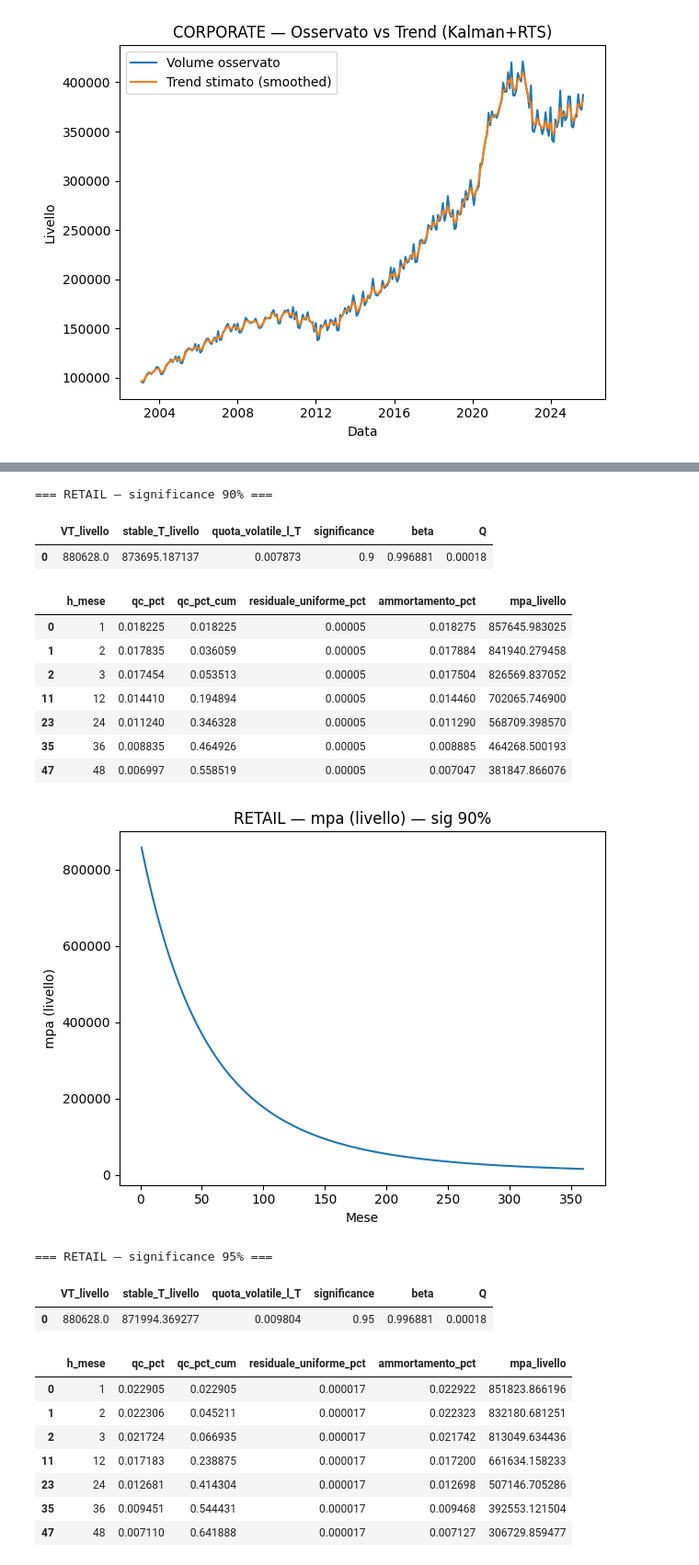
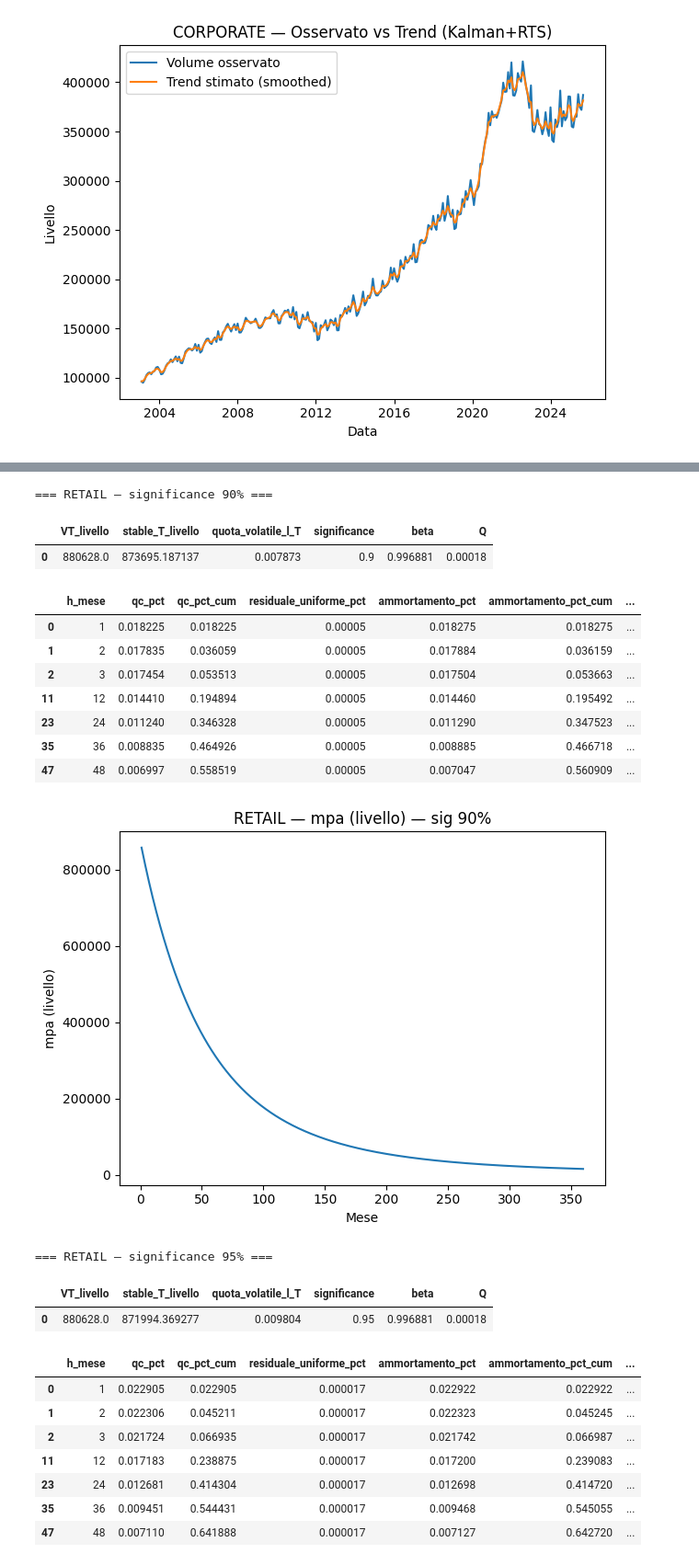
Before and after one commit to paperpills6/Modello-Comportamentale-NMD, a Jupyter notebook: Modello Volumi/Modello_Volumi.ipynb, the cells around one changed output, grey strips where cells are left out. Shown at 92% size. Drawn from its saved outputs; the diff is of its cells as text; code cells hidden in the pictures.

```diff
--- a/Modello Volumi/Modello_Volumi.ipynb
+++ b/Modello Volumi/Modello_Volumi.ipynb
@@ -462,6 +578,7 @@ def stable_volatile_and_mpa(v_log: np.ndarray,
     resid = float(max(0.0, 1.0 - l_T - qc_pct.sum()))
     even = resid / horizons if horizons > 0 else 0.0
     amm_pct = qc_pct + even
+    amm_pct_cum = np.cumsum(amm_pct)
 
     summary = pd.DataFrame({
         "VT_livello": [VT],
@@ -478,6 +595,7 @@ def stable_volatile_and_mpa(v_log: np.ndarray,
         "qc_pct_cum": qc_pct_cum,
         "residuale_uniforme_pct": even,
         "ammortamento_pct": amm_pct,
+        "ammortamento_pct_cum": amm_pct_cum,
         "mpa_livello": mpa[1:]
     })
 
@@ -512,53 +630,53 @@ def run_step4_for(series_name, step2_df, res,show_months=(1, 2, 3, 12, 24, 36, 4
         display(summary)
 
          # Filtro delle righe richieste, rispettando l'ordine in show_months
         # (ed escludendo mesi oltre l'orizzonte calcolato)
         valid_months = [m for m in show_months if m <= HOLDING_PERIOD]
         if valid_months:
             sel = schedule[schedule["h_mese"].isin(valid_months)].copy()
             # preserva l'ordine richiesto dall'utente
             sel["__ord__"] = pd.Categorical(sel["h_mese"], categories=valid_months, ordered=True)
             sel = sel.sort_values("__ord__").drop(columns="__ord__")
             display(sel)
         else:
             # fallback: se la lista è vuota o fuori orizzonte, mostra i primi 10 mesi
             display(schedule.head(10))
 
         # Grafico rapido del profilo mpa (livello)
         plt.figure()
         plt.plot(schedule["h_mese"], schedule["mpa_livello"])
         plt.title(f"{series_name} — mpa (livello) — sig {int(sig*100)}%")
         plt.xlabel("Mese"); plt.ylabel("mpa (livello)")
         plt.tight_layout(); plt.show()
 
     return outputs
 
 retail_step4 = run_step4_for("RETAIL", retail_step2, retail_res)
 corporate_step4 = run_step4_for("CORPORATE", corporate_step2, corporate_res)
 # %% [output]
 === RETAIL — significance 90% ===
 |  | VT_livello | stable_T_livello | quota_volatile_l_T | significance | beta | Q |
 | 0 | 880628.0 | 873695.187137 | 0.007873 | 0.9 | 0.996881 | 0.00018 |
-|  | h_mese | qc_pct | qc_pct_cum | residuale_uniforme_pct | ammortamento_pct | mpa_livello |
-| 0 | 1 | 0.018225 | 0.018225 | 0.00005 | 0.018275 | 857645.983025 |
-| 1 | 2 | 0.017835 | 0.036059 | 0.00005 | 0.017884 | 841940.279458 |
-| 2 | 3 | 0.017454 | 0.053513 | 0.00005 | 0.017504 | 826569.837052 |
-| 11 | 12 | 0.014410 | 0.194894 | 0.00005 | 0.014460 | 702065.746900 |
-| 23 | 24 | 0.011240 | 0.346328 | 0.00005 | 0.011290 | 568709.398570 |
-| 35 | 36 | 0.008835 | 0.464926 | 0.00005 | 0.008885 | 464268.500193 |
-| 47 | 48 | 0.006997 | 0.558519 | 0.00005 | 0.007047 | 381847.866076 |
+|  | h_mese | qc_pct | qc_pct_cum | residuale_uniforme_pct | ammortamento_pct | ammortamento_pct_cum | ... |
+| 0 | 1 | 0.018225 | 0.018225 | 0.00005 | 0.018275 | 0.018275 | ... |
+| 1 | 2 | 0.017835 | 0.036059 | 0.00005 | 0.017884 | 0.036159 | ... |
+| 2 | 3 | 0.017454 | 0.053513 | 0.00005 | 0.017504 | 0.053663 | ... |
+| 11 | 12 | 0.014410 | 0.194894 | 0.00005 | 0.014460 | 0.195492 | ... |
+| 23 | 24 | 0.011240 | 0.346328 | 0.00005 | 0.011290 | 0.347523 | ... |
+| 35 | 36 | 0.008835 | 0.464926 | 0.00005 | 0.008885 | 0.466718 | ... |
+| 47 | 48 | 0.006997 | 0.558519 | 0.00005 | 0.007047 | 0.560909 | ... |
 [figure]
 === RETAIL — significance 95% ===
 |  | VT_livello | stable_T_livello | quota_volatile_l_T | significance | beta | Q |
 | 0 | 880628.0 | 871994.369277 | 0.009804 | 0.95 | 0.996881 | 0.00018 |
-|  | h_mese | qc_pct | qc_pct_cum | residuale_uniforme_pct | ammortamento_pct | mpa_livello |
-| 0 | 1 | 0.022905 | 0.022905 | 0.000017 | 0.022922 | 851823.866196 |
-| 1 | 2 | 0.022306 | 0.045211 | 0.000017 | 0.022323 | 832180.681251 |
-| 2 | 3 | 0.021724 | 0.066935 | 0.000017 | 0.021742 | 813049.634436 |
-| 11 | 12 | 0.017183 | 0.238875 | 0.000017 | 0.017200 | 661634.158233 |
-| 23 | 24 | 0.012681 | 0.414304 | 0.000017 | 0.012698 | 507146.705286 |
-| 35 | 36 | 0.009451 | 0.544431 | 0.000017 | 0.009468 | 392553.121504 |
-| 47 | 48 | 0.007110 | 0.641888 | 0.000017 | 0.007127 | 306729.859477 |
+|  | h_mese | qc_pct | qc_pct_cum | residuale_uniforme_pct | ammortamento_pct | ammortamento_pct_cum | ... |
+| 0 | 1 | 0.022905 | 0.022905 | 0.000017 | 0.022922 | 0.022922 | ... |
+| 1 | 2 | 0.022306 | 0.045211 | 0.000017 | 0.022323 | 0.045245 | ... |
+| 2 | 3 | 0.021724 | 0.066935 | 0.000017 | 0.021742 | 0.066987 | ... |
+| 11 | 12 | 0.017183 | 0.238875 | 0.000017 | 0.017200 | 0.239083 | ... |
+| 23 | 24 | 0.012681 | 0.414304 | 0.000017 | 0.012698 | 0.414720 | ... |
+| 35 | 36 | 0.009451 | 0.544431 | 0.000017 | 0.009468 | 0.545055 | ... |
+| 47 | 48 | 0.007110 | 0.641888 | 0.000017 | 0.007127 | 0.642720 | ... |
 [figure]
 === CORPORATE — significance 90% ===
 |  | VT_livello | stable_T_livello | quota_volatile_l_T | significance | beta | Q |
```
Also changed, not shown: parts of 2 cells of this notebook.
